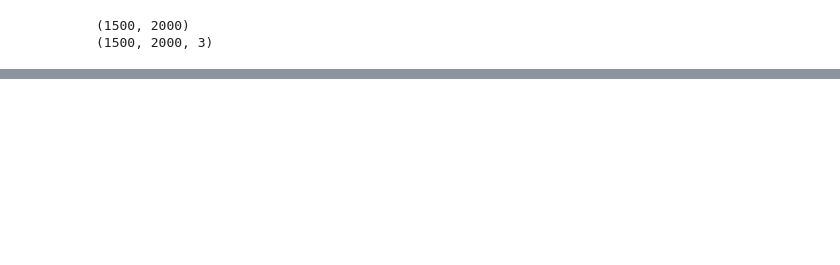
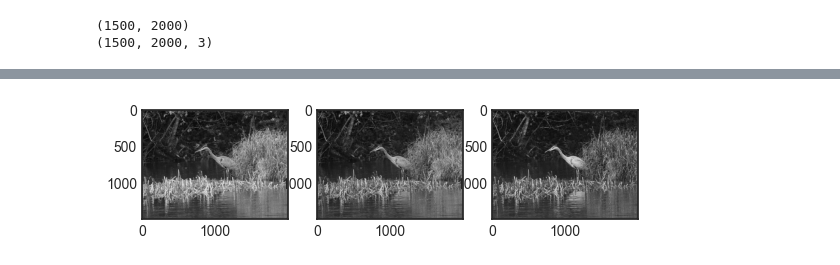
Before and after one commit to joypauls/blog-scripts, a Jupyter notebook: notebooks/images_as_data.ipynb, the cells around one changed output, grey strips where cells are left out. Drawn from its saved outputs; the diff is of its cells as text; code cells hidden in the pictures; blank space fills up the shorter version.

```diff
--- a/notebooks/images_as_data.ipynb
+++ b/notebooks/images_as_data.ipynb
@@ -54,2 +66,6 @@ plot(color, "Image")
+# %%
+plot_channels(color)
+# %% [output]
+[figure, added]
 # %%
 plt.style.use("seaborn-v0_8-whitegrid")
```
Also changed, not shown: parts of 4 cells of this notebook, 2 other files.
